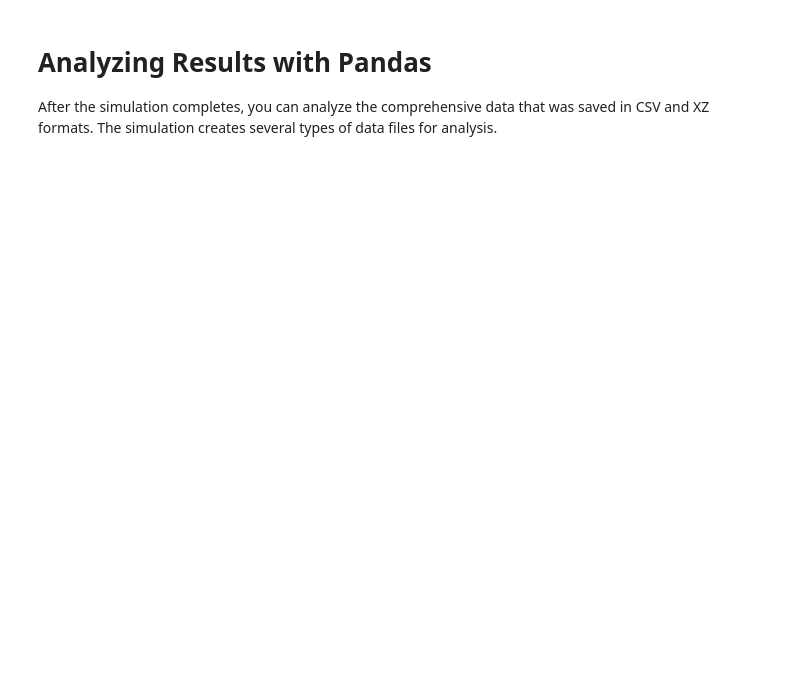
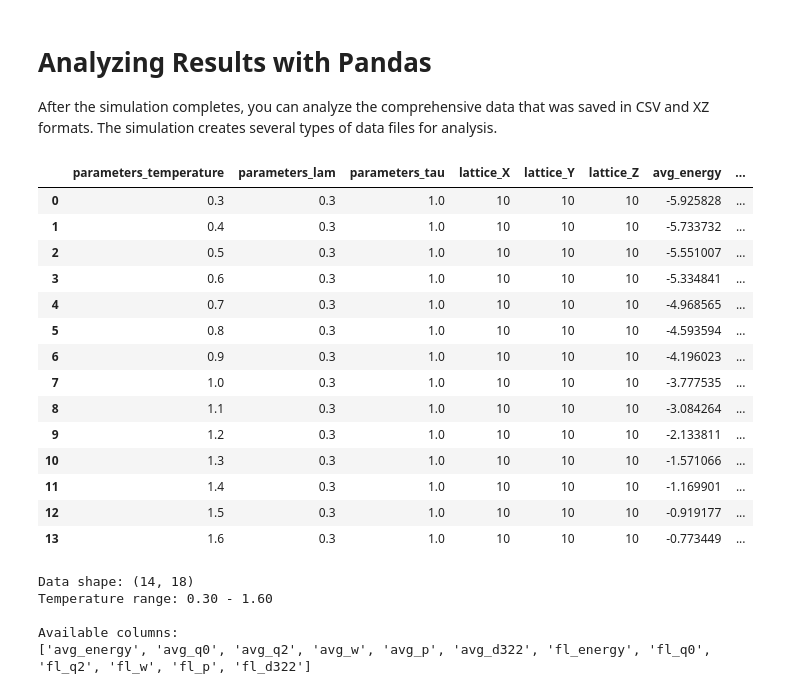
Before and after one commit to lyckantropen/latticemc, a Jupyter notebook: example_tensorboard.ipynb, the cells around one changed output. Cells and saved outputs as stored; diff of their text form; code cells hidden in the pictures; blank space fills up the shorter version.

```diff
--- a/example_tensorboard.ipynb
+++ b/example_tensorboard.ipynb
@@ -129,21 +143,47 @@ After the simulation completes, you can analyze the comprehensive data that was
 # %%
 import pandas as pd
 import matplotlib.pyplot as plt
 import numpy as np
 from pathlib import Path
 
 # Load the final parameter summary data (contains decorrelated averages over full history)
-data_path = Path('./tensorboard_demo/data/')
+data_path = Path('./simulation_demo/data/')
 
 # Load the comprehensive parameter summary table
 # This contains one row per parameter set with all averaged quantities
 df_summary = pd.read_pickle(data_path / 'parameter_summary_final.xz')
-
-# Display basic info about the data
-print(f"Data shape: {df_summary.shape}")
-print(f"Temperature range: {df_summary['temperature'].min():.2f} - {df_summary['temperature'].max():.2f}")
-print("\nAvailable columns:")
-print([col for col in df_summary.columns if col.startswith(('avg_', 'fluct_', 'hist_fluct_'))])
+df_summary['parameters_temperature'] = df_summary['parameters_temperature'].apply(float)
+df_summary['parameters_lam'] = df_summary['parameters_lam'].apply(float)
+df_summary['parameters_tau'] = df_summary['parameters_tau'].apply(float)
+df_summary
+# %% [output]
+|  | parameters_temperature | parameters_lam | parameters_tau | lattice_X | lattice_Y | lattice_Z | avg_energy | ... |
+| 0 | 0.3 | 0.3 | 1.0 | 10 | 10 | 10 | -5.925828 | ... |
+| 1 | 0.4 | 0.3 | 1.0 | 10 | 10 | 10 | -5.733732 | ... |
+| 2 | 0.5 | 0.3 | 1.0 | 10 | 10 | 10 | -5.551007 | ... |
+| 3 | 0.6 | 0.3 | 1.0 | 10 | 10 | 10 | -5.334841 | ... |
+| 4 | 0.7 | 0.3 | 1.0 | 10 | 10 | 10 | -4.968565 | ... |
+| 5 | 0.8 | 0.3 | 1.0 | 10 | 10 | 10 | -4.593594 | ... |
+| 6 | 0.9 | 0.3 | 1.0 | 10 | 10 | 10 | -4.196023 | ... |
+| 7 | 1.0 | 0.3 | 1.0 | 10 | 10 | 10 | -3.777535 | ... |
+| 8 | 1.1 | 0.3 | 1.0 | 10 | 10 | 10 | -3.084264 | ... |
+| 9 | 1.2 | 0.3 | 1.0 | 10 | 10 | 10 | -2.133811 | ... |
+| 10 | 1.3 | 0.3 | 1.0 | 10 | 10 | 10 | -1.571066 | ... |
+| 11 | 1.4 | 0.3 | 1.0 | 10 | 10 | 10 | -1.169901 | ... |
+| 12 | 1.5 | 0.3 | 1.0 | 10 | 10 | 10 | -0.919177 | ... |
+| 13 | 1.6 | 0.3 | 1.0 | 10 | 10 | 10 | -0.773449 | ... |
+# %%
+# Display basic info about the data
+print(f"Data shape: {df_summary.shape}")
+print(f"Temperature range: {df_summary['parameters_temperature'].min():.2f} - {df_summary['parameters_temperature'].max():.2f}")
+print("\nAvailable columns:")
+print([col for col in df_summary.columns if col.startswith(('avg_', 'fl_'))])
+# %% [output]
+Data shape: (14, 18)
+Temperature range: 0.30 - 1.60
+
+Available columns:
+['avg_energy', 'avg_q0', 'avg_q2', 'avg_w', 'avg_p', 'avg_d322', 'fl_energy', 'fl_q0', 'fl_q2', 'fl_w', 'fl_p', 'fl_d322']
 # %%
 %matplotlib inline
 # Create comprehensive temperature plots showing order parameters and energy fluctuations
```
Also changed, not shown: parts of 13 cells of this notebook, 18 other files.
